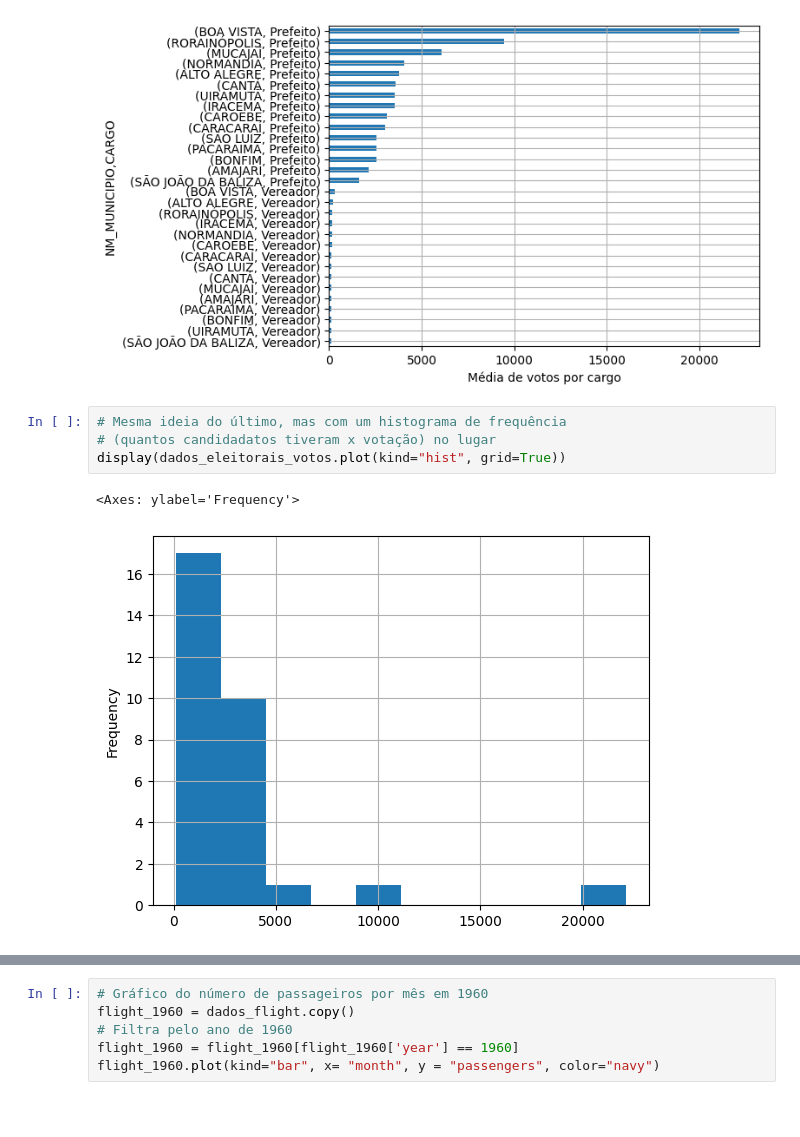
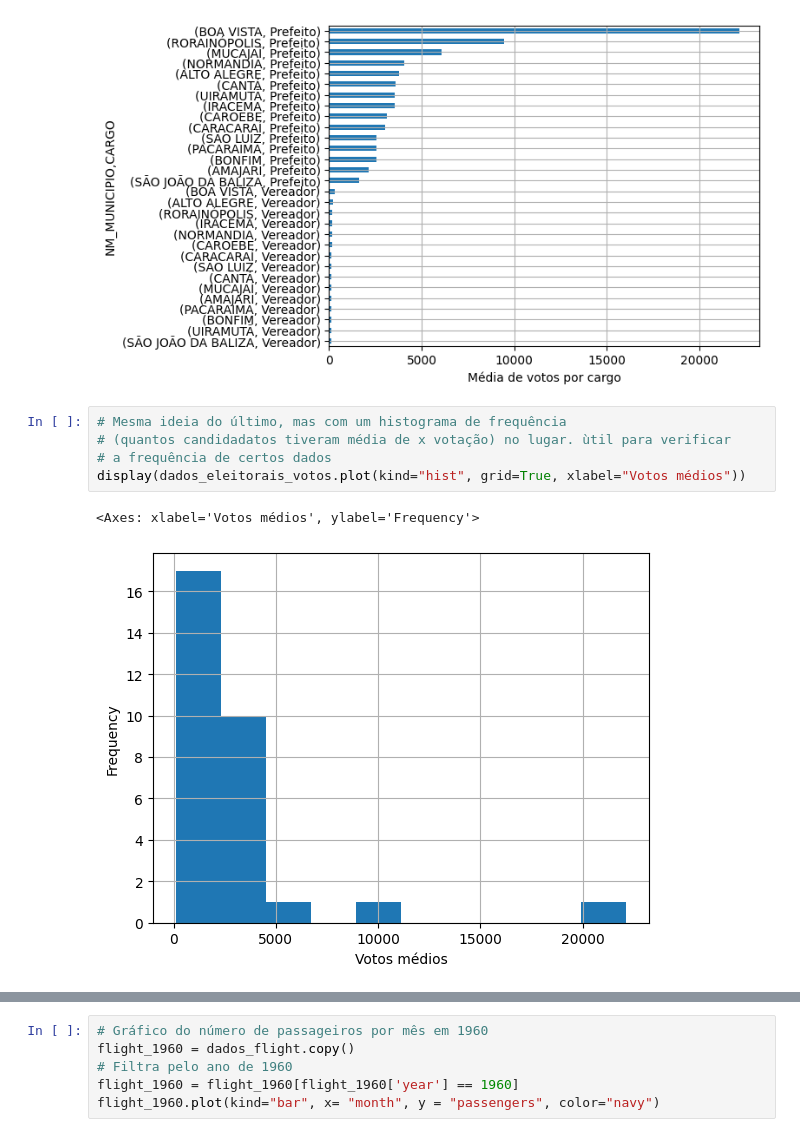
Before and after one commit to LeonardoVS-dev/Fundamentos, a Jupyter notebook: graphs.ipynb, the cells around one changed output, grey strips where cells are left out. Cells and saved outputs as stored; diff of their text form; blank space fills up the shorter version.

```diff
--- a/graphs.ipynb
+++ b/graphs.ipynb
@@ -42,11 +41,12 @@ dados_eleitorais_votos.sort_values().plot(kind="barh", grid=True, xlabel="Média
 [figure]
 # %%
 # Mesma ideia do último, mas com um histograma de frequência
-# (quantos candidadatos tiveram x votação) no lugar
-display(dados_eleitorais_votos.plot(kind="hist", grid=True))
+# (quantos candidadatos tiveram média de x votação) no lugar. ùtil para verificar
+# a frequência de certos dados
+display(dados_eleitorais_votos.plot(kind="hist", grid=True, xlabel="Votos médios"))
 # %% [output]
-<Axes: ylabel='Frequency'>
+<Axes: xlabel='Votos médios', ylabel='Frequency'>
-[figure, old version]
+[figure, new version]
 # %%
 # Gráfico da soma de passageiros por ano
 
```
Also changed, not shown: parts of 2 cells of this notebook.
